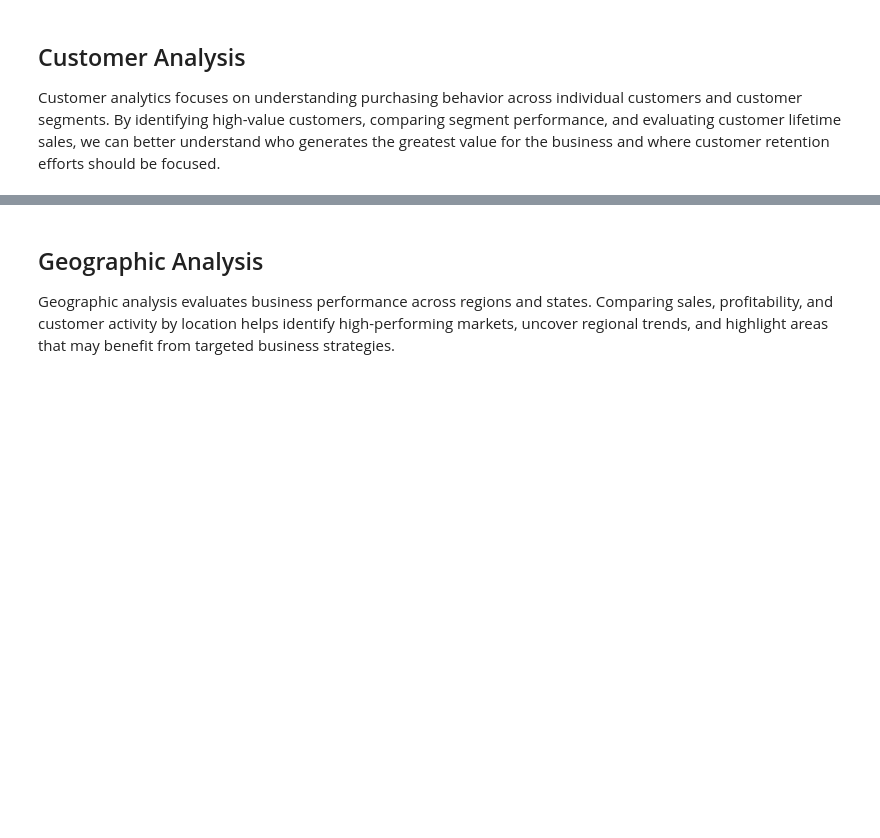
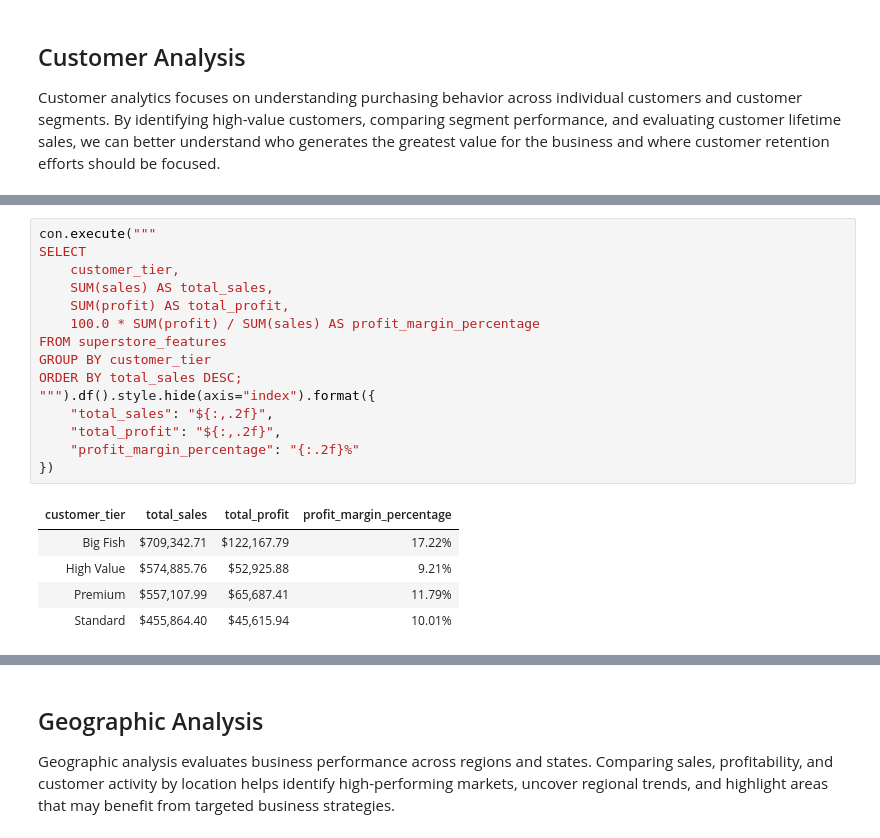
Before and after one commit to danigeiger/e_commerce_duckdb_project, a Jupyter notebook: notebooks/03_business_sql_analysis.ipynb, the cells around one changed output, grey strips where cells are left out. Drawn from its saved outputs; the diff is of its cells as text; blank space fills up the shorter version.

```diff
--- a/notebooks/03_business_sql_analysis.ipynb
+++ b/notebooks/03_business_sql_analysis.ipynb
@@ -96,0 +199,21 @@ Customer analytics focuses on understanding purchasing behavior across individua
+# %%
+con.execute("""
+SELECT
+    customer_tier,
+    SUM(sales) AS total_sales,
+    SUM(profit) AS total_profit,
+    100.0 * SUM(profit) / SUM(sales) AS profit_margin_percentage
+FROM superstore_features
+GROUP BY customer_tier
+ORDER BY total_sales DESC;
+""").df().style.hide(axis="index").format({
+    "total_sales": "${:,.2f}",
+    "total_profit": "${:,.2f}",
+    "profit_margin_percentage": "{:.2f}%"
+})
+# %% [output]
+| customer_tier | total_sales | total_profit | profit_margin_percentage |
+| Big Fish | $709,342.71 | $122,167.79 | 17.22% |
+| High Value | $574,885.76 | $52,925.88 | 9.21% |
+| Premium | $557,107.99 | $65,687.41 | 11.79% |
+| Standard | $455,864.40 | $45,615.94 | 10.01% |
```
Also changed, not shown: parts of 15 cells of this notebook.
